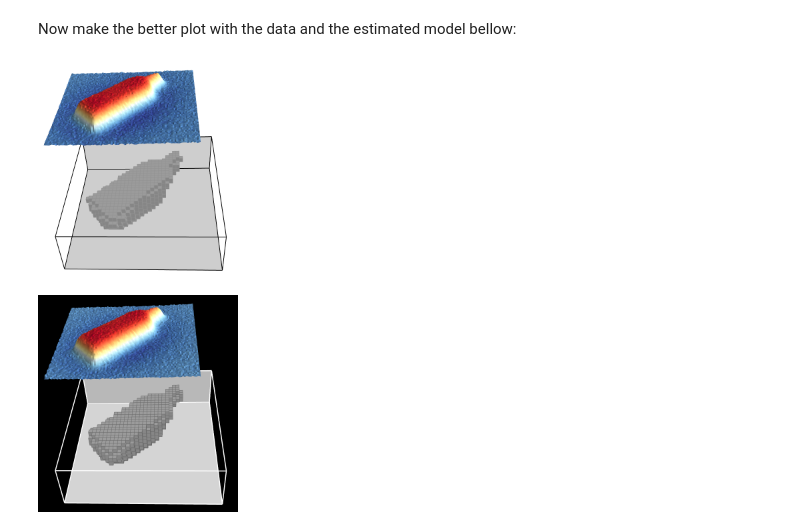
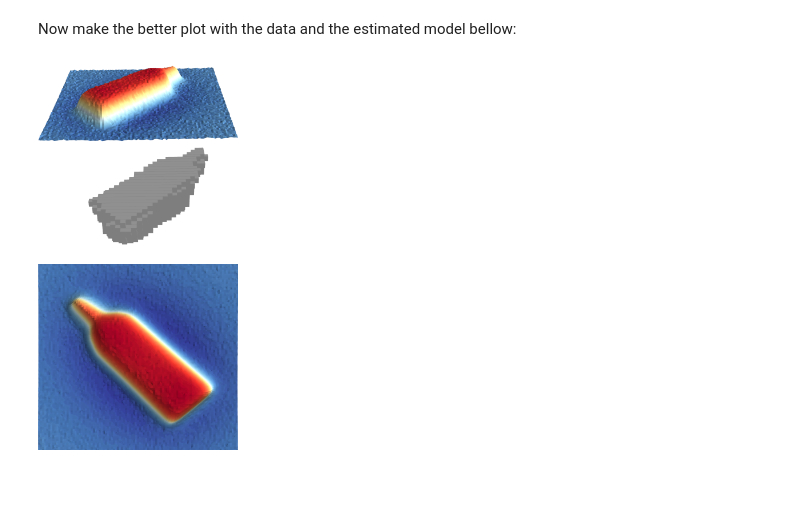
Before and after one commit to pinga-lab/logo, a Jupyter notebook: pinga-logo-figures.ipynb, the cells around one changed output. Saved outputs shown, nothing was run; the diff lists cells and outputs as text; code cells hidden in the pictures; blank space fills up the shorter version.

Commit message:
Make a logo  with just the data

```diff
--- a/pinga-logo-figures.ipynb
+++ b/pinga-logo-figures.ipynb
@@ -125,58 +124,50 @@ with open('pinga.pickle') as f:
 # %% [markdown]
 Now make the better plot with the data and the estimated model bellow:
 # %%
-gzzsmooth = utils.contaminate(polyprism.gzz(x, y, -200*np.ones_like(z), garrafa), 5)
+gzzsmooth = utils.contaminate(polyprism.gzz(x, y, -200*np.ones_like(z), garrafa), 1)
 # %%
-scene = myv.figure(size=(600, 700))
+scene = myv.figure(size=(700, 700))
 scale = 4
 Z = np.reshape(gzzsmooth, shape, order='F')
 X = np.reshape(x, shape, order='F')
 Y = np.reshape(y, shape, order='F')
 p = myv.mlab.contour_surf(X, Y, -Z, contours=100, colormap='RdYlBu')
 p.contour.filled_contours = True
-p.actor.actor.position = (4000, -1000, -2500)
+p.actor.actor.position = (4000, -1000, -2000)
 p.actor.actor.scale = (1, 1, scale)
-color = (186/255., 186/255., 186/255)
-myv.prisms(pinga, edges=True, color=color, edgecolor=(146/255., 146/255., 146/255))
-myv.outline(bounds)
-myv.wall_north(bounds)
-myv.wall_bottom(bounds)
-scene.scene.camera.position = [-11517.771533450268, 6481.4701976059032, -14457.100539805206]
-scene.scene.camera.focal_point = [5762.870235497453, 4683.8276618393529, -136.58381439218442]
-scene.scene.camera.view_angle = 30.0
-scene.scene.camera.view_up = [0.63872930678763729, 0.011218316174622961, -0.76934973973661069]
-scene.scene.camera.clipping_range = [8774.155766040436, 42615.697051737574]
+color = (170/255, 170/255, 170/255)
+myv.prisms(pinga, edges=False, color=color, edgecolor=(100/255, 100/255, 100/255))
+scene.scene.camera.position = [-9764.1955193708272, 4693.0563922662614, -10274.596562913064]
+scene.scene.camera.focal_point = [6108.8094233038355, 3967.8476809098593, -591.55376582996962]
+scene.scene.camera.view_angle = 24.79338842975206
+scene.scene.camera.view_up = [0.52109538137515377, 0.010332431076679079, -0.85343590525447699]
+scene.scene.camera.clipping_range = [7344.8822082194802, 35571.308219466664]
 scene.scene.camera.compute_view_plane_normal()
 scene.scene.render()
-myv.savefig('pinga-logo.png')
+myv.savefig('pinga-logo-raster.png')
 myv.show()
-Image(filename='pinga-logo.png', width=200)
+Image(filename='pinga-logo-raster.png', width=200)
 # %% [output]
-[figure, old version]
+[figure, new version]
 # %%
-scene = myv.figure(size=(600, 700), color=(0, 0, 0))
-scale = 4
+scene = myv.figure(size=(700, 700))
+scale = 7
 Z = np.reshape(gzzsmooth, shape, order='F')
 X = np.reshape(x, shape, order='F')
 Y = np.reshape(y, shape, order='F')
 p = myv.mlab.contour_surf(X, Y, -Z, contours=100, colormap='RdYlBu')
 p.contour.filled_contours = True
-p.actor.actor.position = (4000, -1000, -2500)
+p.actor.actor.position = (0, 0, 0)
 p.actor.actor.scale = (1, 1, scale)
-color = (186/255., 186/255., 186/255)
-myv.prisms(pinga, edges=True, color=color, edgecolor=(106/255., 106/255., 106/255))
-myv.outline(bounds, color=(1, 1, 1), width=3)
-myv.wall_north(bounds, opacity=1, color=(1, 1, 1))
-myv.wall_bottom(bounds, opacity=1, color=(1, 1, 1))
-scene.scene.camera.position = [-11517.771533450268, 6481.4701976059032, -14457.100539805206]
-scene.scene.camera.focal_point = [5762.870235497453, 4683.8276618393529, -136.58381439218442]
-scene.scene.camera.view_angle = 30.0
-scene.scene.camera.view_up = [0.63872930678763729, 0.011218316174622961, -0.76934973973661069]
-scene.scene.camera.clipping_range = [8774.155766040436, 42615.697051737574]
+scene.scene.camera.position = [5003.4381092166368, 4766.1371332259714, -15459.98919686173]
+scene.scene.camera.focal_point = [5003.4381092166368, 4766.1371332259714, -436.02830505370656]
+scene.scene.camera.view_angle = 27.027027027027025
+scene.scene.camera.view_up = [0.0, 1.0, 0.0]
+scene.scene.camera.clipping_range = [13596.742479331589, 16856.773522729694]
 scene.scene.camera.compute_view_plane_normal()
 scene.scene.render()
-myv.savefig('pinga-logo-black.png')
+myv.savefig('pinga-logo-data-raster.png')
 myv.show()
-Image(filename='pinga-logo-black.png', width=200)
+Image(filename='pinga-logo-data-raster.png', width=200)
 # %% [output]
-[figure, old version]
+[figure, new version]
```
Also changed, not shown: parts of 6 cells of this notebook, 15 other files.
